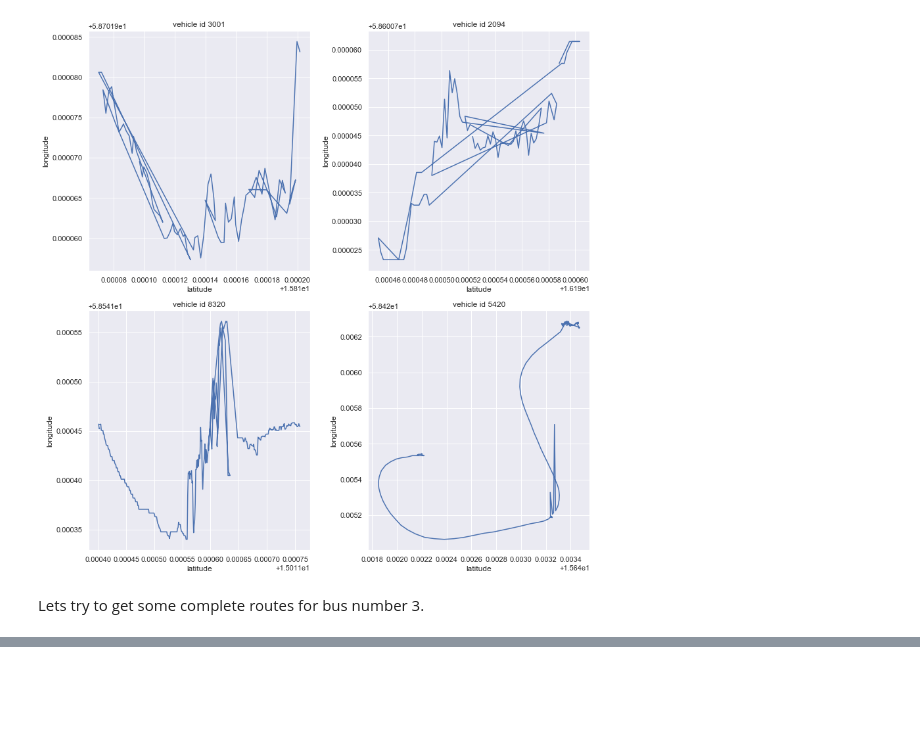
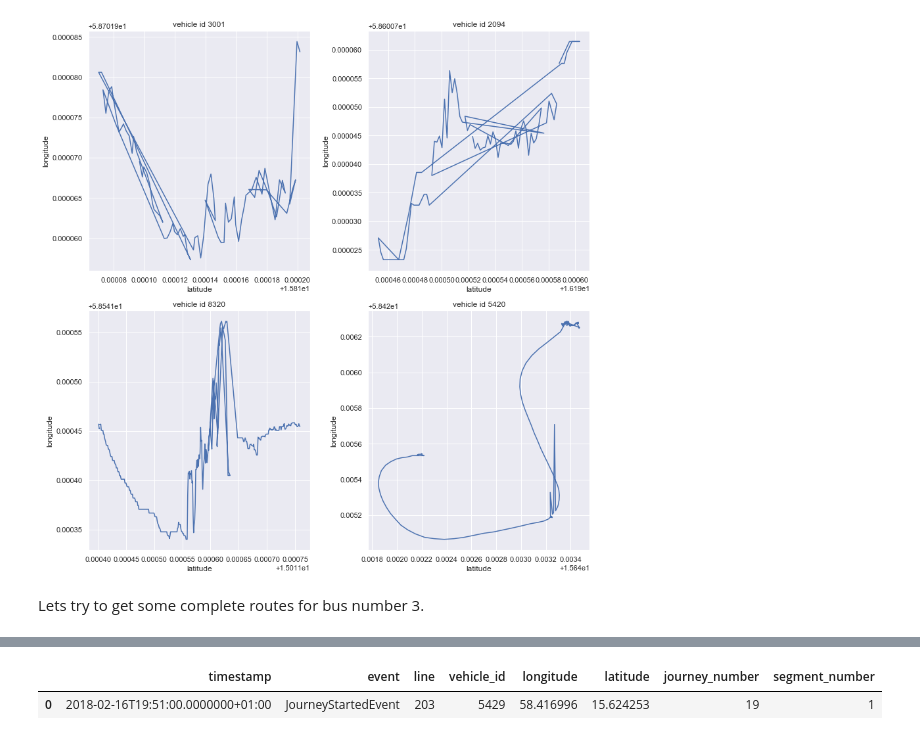
Before and after one commit to M20190649/TDDE19-bus-arrival-time, a Jupyter notebook: log_parsing.ipynb, the cells around one changed output, grey strips where cells are left out. Drawn from its saved outputs; the diff is of its cells as text; code cells hidden in the pictures; blank space fills up the shorter version.

```diff
--- a/log_parsing.ipynb
+++ b/log_parsing.ipynb
@@ -260,0 +288,4 @@ import gmplot
+# %%
+df = pickle.load(open('buslines/bus203.p', 'rb'))
+# %%
+df['line'] = 203
@@ -261 +322,6 @@ import gmplot
+# %%
+df[(df['journey_number'] == 19) & (df['event'] == 'JourneyStartedEvent')]
+# %% [output]
+|  | timestamp | event | line | vehicle_id | longitude | latitude | journey_number | segment_number |
+| 0 | 2018-02-16T19:51:00.0000000+01:00 | JourneyStartedEvent | 203 | 5429 | 58.416996 | 15.624253 | 19 | 1 |
 # %%
```
Also changed, not shown: parts of 20 cells of this notebook, 1 other file.
